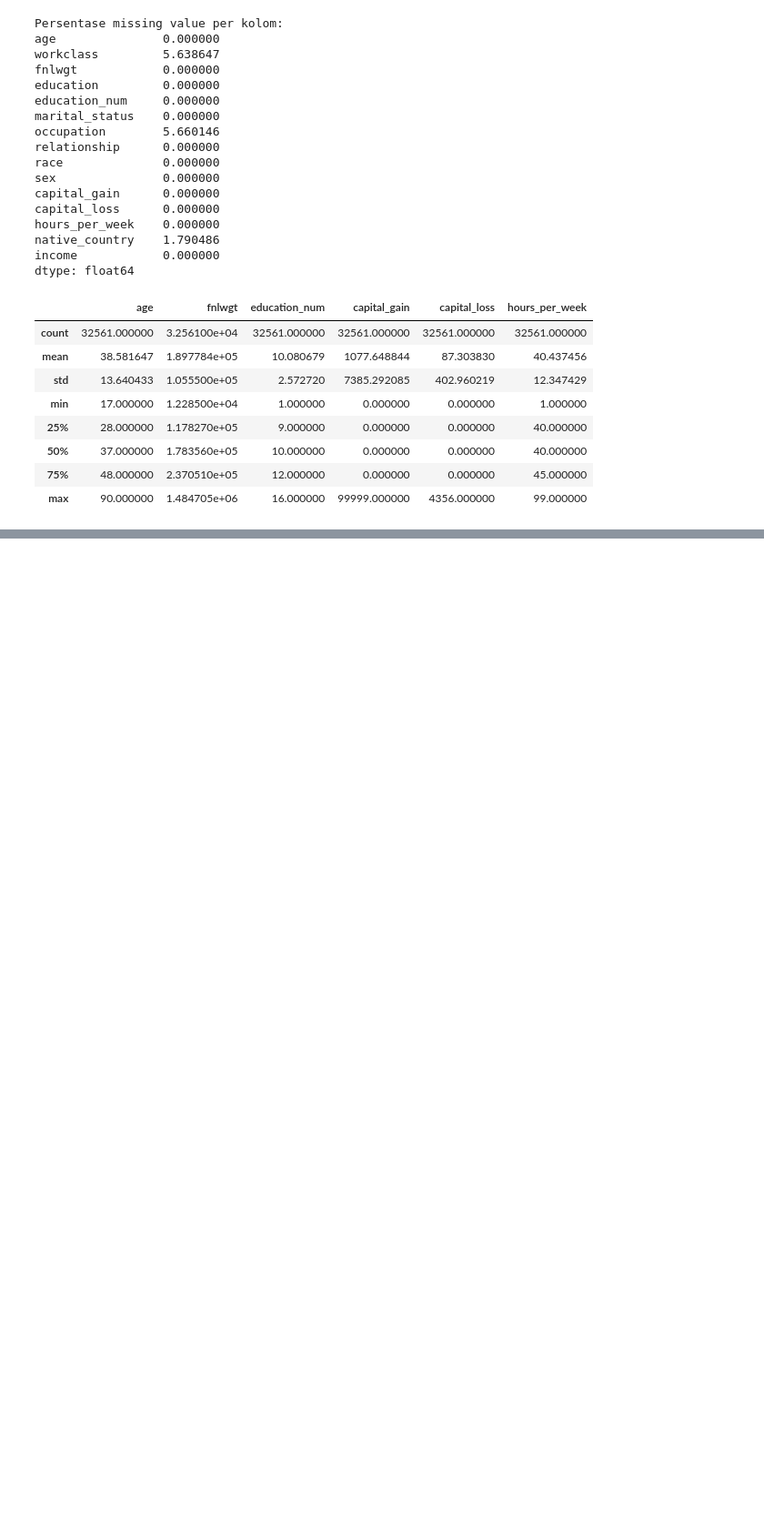
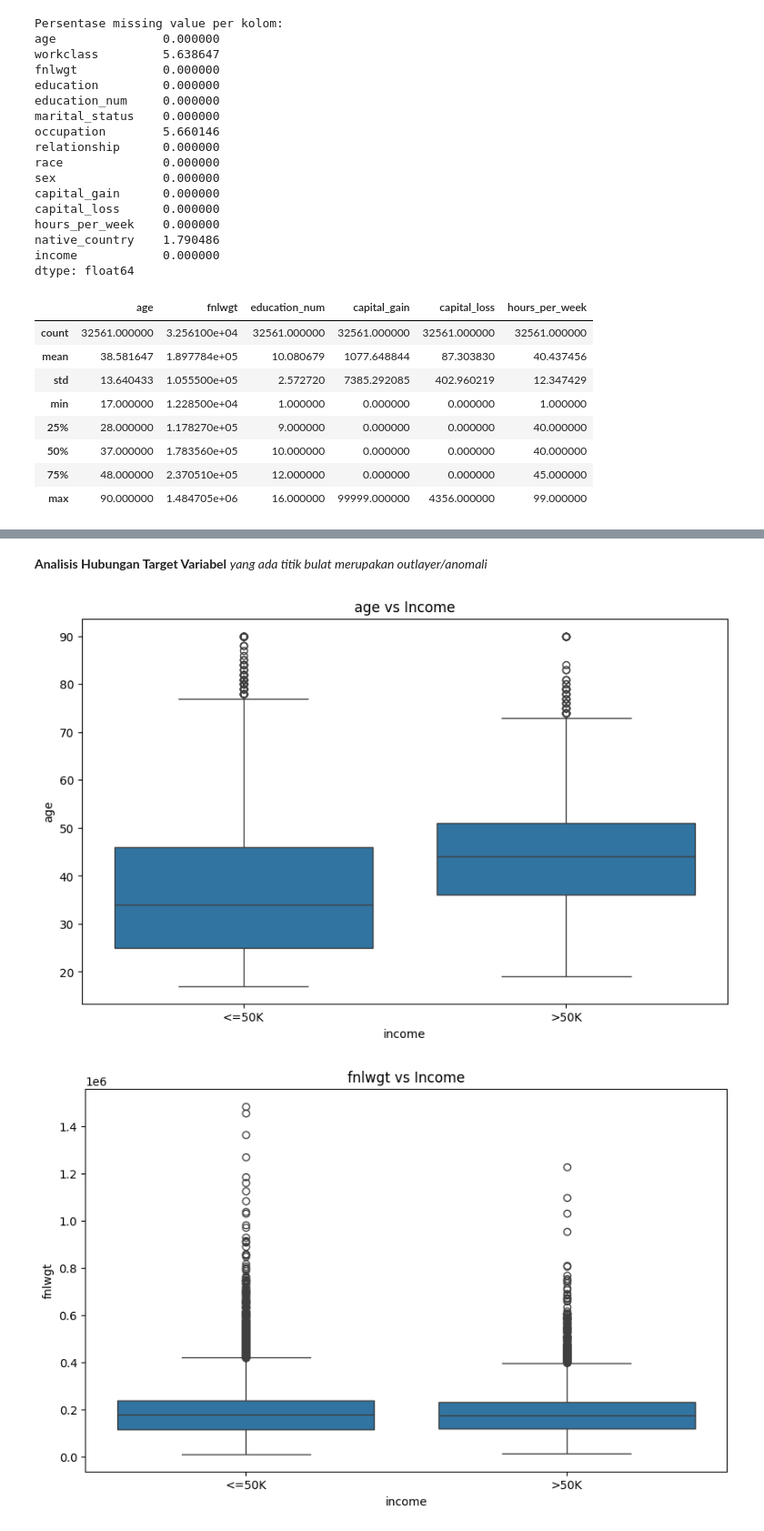
Before and after one commit to zaininijar/machine-learning-examing-data, a Jupyter notebook: ExaimingData.ipynb, the cells around one changed output, grey strips where cells are left out. Shown at 91% size. Saved outputs shown, nothing was run; the diff lists cells and outputs as text; code cells hidden in the pictures; blank space fills up the shorter version.

```diff
--- a/ExaimingData.ipynb
+++ b/ExaimingData.ipynb
@@ -99,0 +153,12 @@ df.describe()
+# %% [markdown]
+**Analisis Hubungan Target Variabel**
+*yang ada titik bulat merupakan outlayer/anomali*
+# %%
+for feature in numeric_features:
+  plt.figure(figsize=(10, 6))
+  sns.boxplot(x='income', y=feature, data=df)
+  plt.title(f'{feature} vs Income')
+  plt.show()
+# %% [output]
+[figure, added]
+[figure, added]
```
Also changed, not shown: parts of 9 cells of this notebook.
